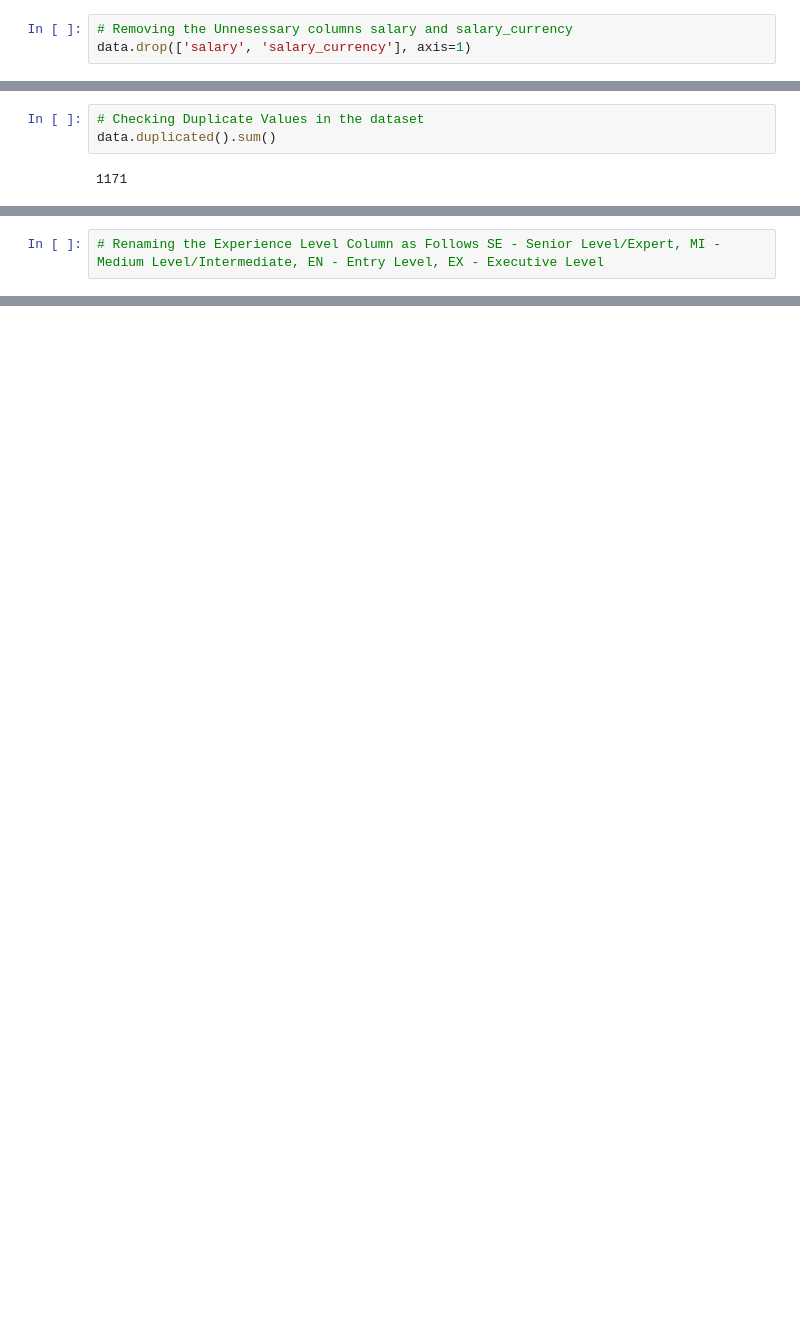
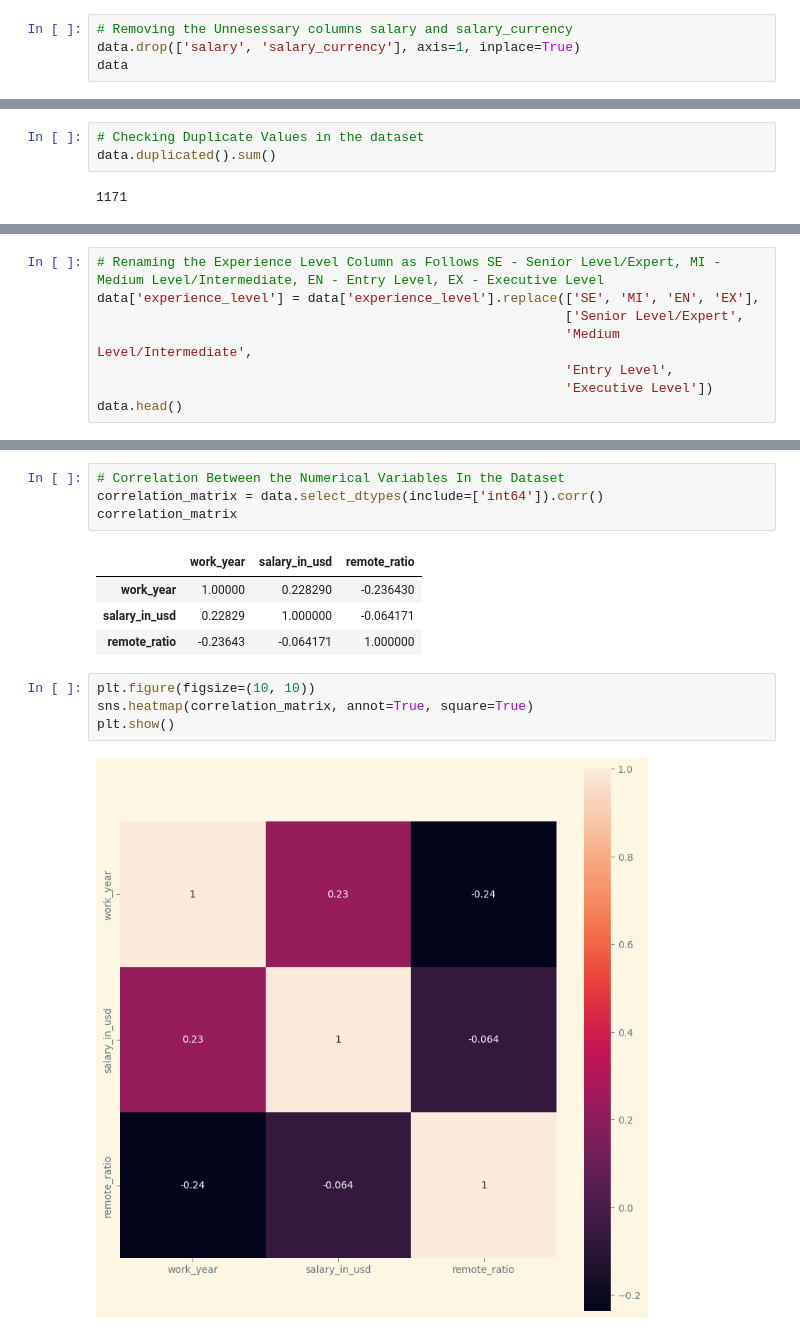
Before and after one commit to OtoYuki/Applied_Data-Science_Coursework, a Jupyter notebook: data_science_salaries.ipynb, the cells around one changed output, grey strips where cells are left out. Drawn from its saved outputs; the diff is of its cells as text; blank space fills up the shorter version.

```diff
--- a/data_science_salaries.ipynb
+++ b/data_science_salaries.ipynb
@@ -97,7 +97,8 @@ company_size             3
 dtype: int64
 # %%
 # Removing the Unnesessary columns salary and salary_currency
-data.drop(['salary', 'salary_currency'], axis=1)
+data.drop(['salary', 'salary_currency'], axis=1, inplace=True)
+data
 # %% [output]
 |  | work_year | experience_level | employment_type | job_title | salary_in_usd | employee_residence | ... |
 | 0 | 2023 | SE | FT | Principal Data Scientist | 85847 | ES | ... |
@@ -151,3 +148,9 @@ company_size             3
 dtype: int64
 # %%
 # Renaming the Experience Level Column as Follows SE - Senior Level/Expert, MI - Medium Level/Intermediate, EN - Entry Level, EX - Executive Level
+data['experience_level'] = data['experience_level'].replace(['SE', 'MI', 'EN', 'EX'],
+                                                            ['Senior Level/Expert',
+                                                            'Medium Level/Intermediate',
+                                                            'Entry Level',
+                                                            'Executive Level'])
+data.head()
@@ -153,0 +183,15 @@ dtype: int64
+# %%
+# Correlation Between the Numerical Variables In the Dataset
+correlation_matrix = data.select_dtypes(include=['int64']).corr()
+correlation_matrix
+# %% [output]
+|  | work_year | salary_in_usd | remote_ratio |
+| work_year | 1.00000 | 0.228290 | -0.236430 |
+| salary_in_usd | 0.22829 | 1.000000 | -0.064171 |
+| remote_ratio | -0.23643 | -0.064171 | 1.000000 |
+# %%
+plt.figure(figsize=(10, 10))
+sns.heatmap(correlation_matrix, annot=True, square=True)
+plt.show()
+# %% [output]
+[figure, added]
```
Also changed, not shown: parts of 12 cells of this notebook.
